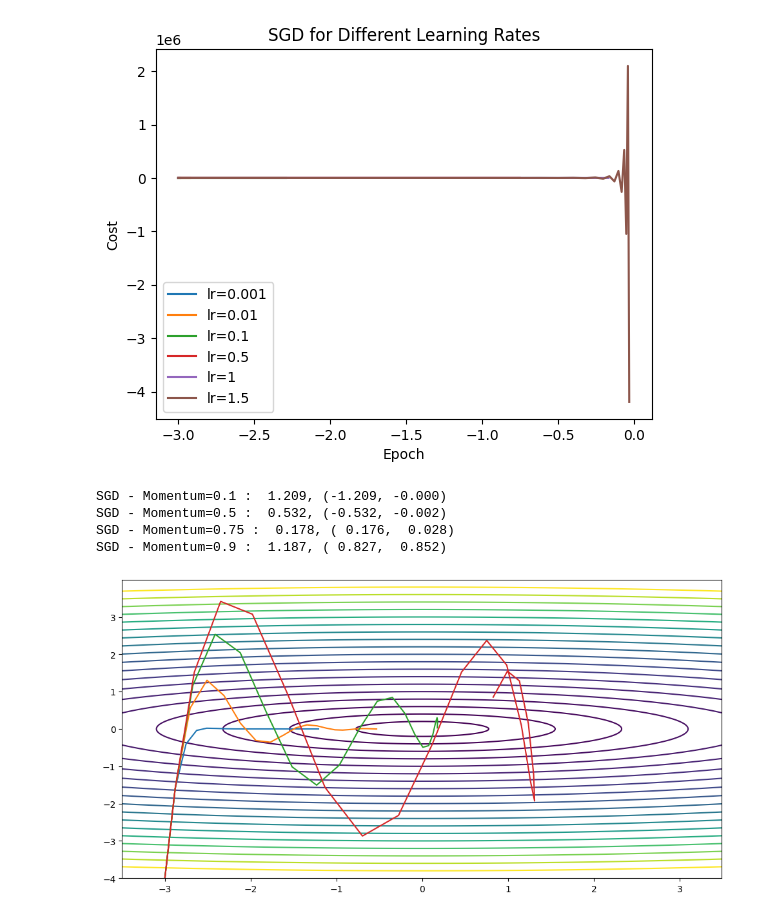
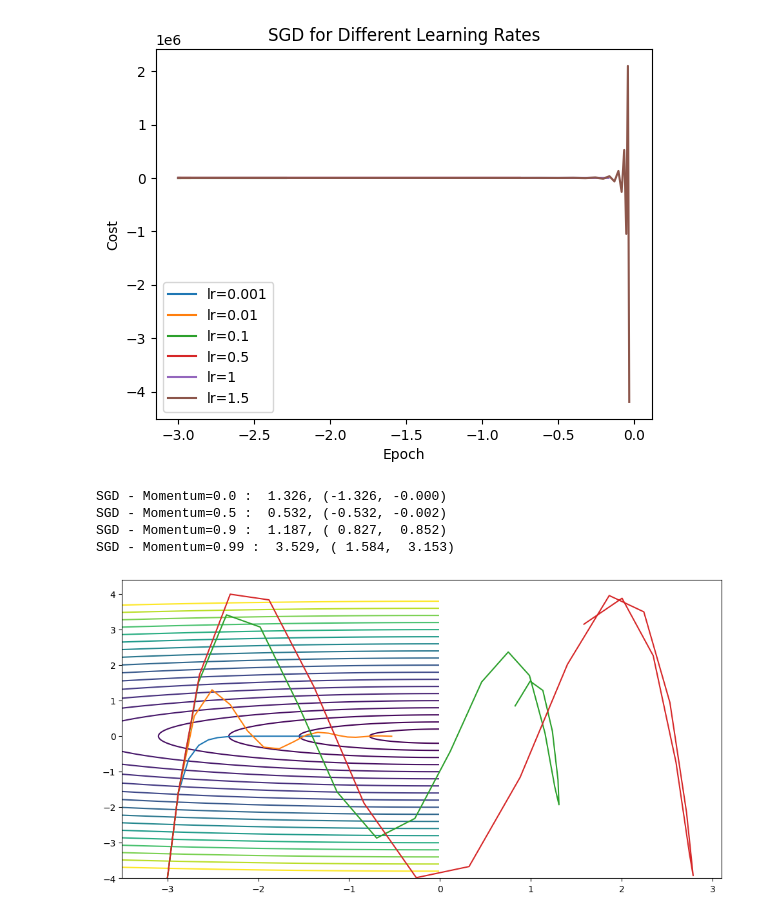
Before and after one commit to Dr-Shab/MSE-DeepLearn, a Jupyter notebook: DL-PW-05-G26_Drilon_Chia-Hua/PW05_optimisers_2d_example_stud.ipynb, the cells around one changed output. Saved outputs shown, nothing was run; the diff lists cells and outputs as text; code cells hidden in the pictures.

```diff
--- a/DL-PW-05-G26_Drilon_Chia-Hua/PW05_optimisers_2d_example_stud.ipynb
+++ b/DL-PW-05-G26_Drilon_Chia-Hua/PW05_optimisers_2d_example_stud.ipynb
@@ -113,22 +113,22 @@ SGD - lr=1.5 4194304.000, (-0.035, -4194304.000)
 # %%
 nepochs = 20
 
 plt.figure(1,figsize=(12,6))
-plot_contours([-3.5,3.5,-4.,4.], 4., test_function)
+plot_contours([-3.5,0.,-4.,4.], 4., test_function)
 
 # Momentum Parameters (beta_1)
-momentum_params = [0.1, 0.5, 0.75, 0.9]
+momentum_params = [0.0, 0.5, 0.9, 0.99]
 
 for momentum in momentum_params:
     # initial value
     x = torch.tensor([-3.0, -4.0]).requires_grad_()
     optimizer = torch.optim.SGD([x], lr=0.3, momentum=momentum)
     xhist, yhist = optimize(test_function, x, nepochs, optimizer)
     plt.plot(xhist, yhist, label=f"momentum={momentum}")
     print(f"SGD - Momentum={momentum} : {error(xhist, yhist)}")
 # %% [output]
-SGD - Momentum=0.1 :  1.209, (-1.209, -0.000)
+SGD - Momentum=0.0 :  1.326, (-1.326, -0.000)
 SGD - Momentum=0.5 :  0.532, (-0.532, -0.002)
-SGD - Momentum=0.75 :  0.178, ( 0.176,  0.028)
 SGD - Momentum=0.9 :  1.187, ( 0.827,  0.852)
+SGD - Momentum=0.99 :  3.529, ( 1.584,  3.153)
-[figure, old version]
+[figure, new version]
```
Also changed, not shown: parts of 3 cells of this notebook.
